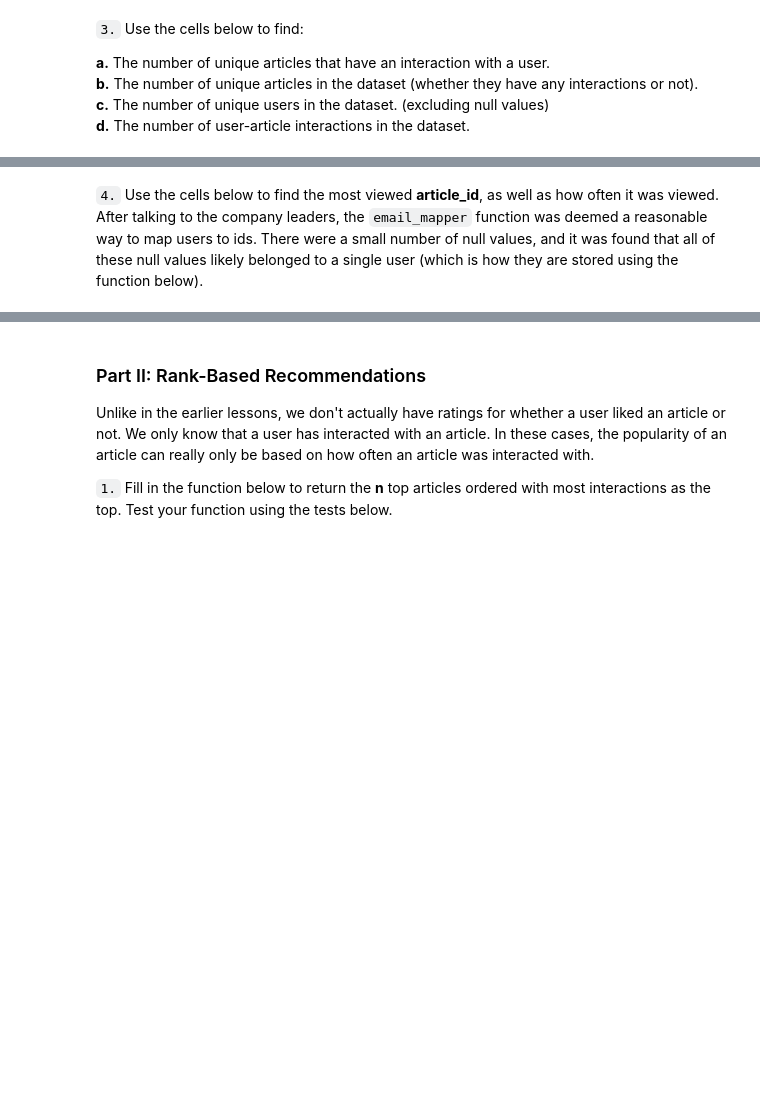
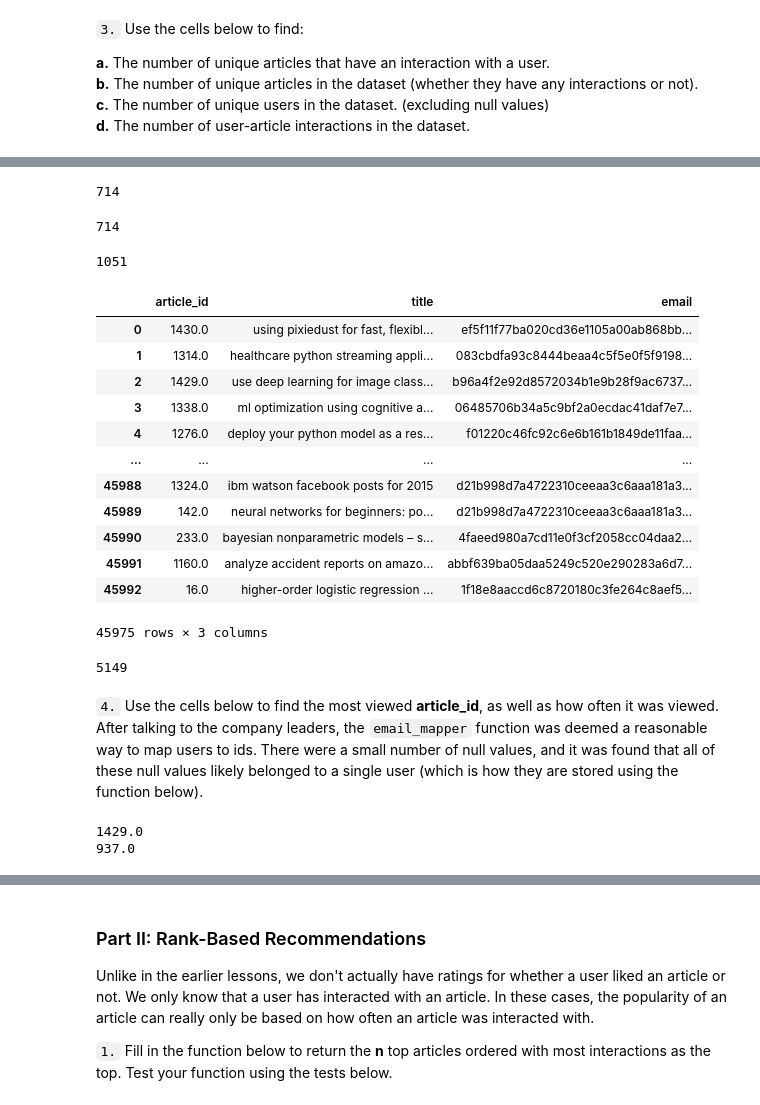
Before and after one commit to aurora-nat/ibm_recommendation_system, a Jupyter notebook: Recommendations_with_IBM.ipynb, the cells around one changed output, grey strips where cells are left out. Drawn from its saved outputs; the diff is of its cells as text; code cells hidden in the pictures; blank space fills up the shorter version.

```diff
--- a/Recommendations_with_IBM.ipynb
+++ b/Recommendations_with_IBM.ipynb
@@ -72 +195,38 @@ max_views_by_user = # The maximum number of user-article interactions by any 1 u
+# %%
+#number of unique articles with at least one interaction
+len(unique_article_user)
+# %% [output]
+714
+# %%
+#unique article ids found in the user-article interaction database
+len(df['article_id'].unique())
+# %% [output]
+714
+# %%
+#unique articles on the IBM platform
+len(df_content['article_id'].unique())
+# %% [output]
+1051
+# %%
+#count of user-article interactions that are not duplicated
+df[df['article_id'].duplicated(keep=False)]
+# %% [output]
+|  | article_id | title | email |
+| 0 | 1430.0 | using pixiedust for fast, flexibl... | ef5f11f77ba020cd36e1105a00ab868bb... |
+| 1 | 1314.0 | healthcare python streaming appli... | 083cbdfa93c8444beaa4c5f5e0f5f9198... |
+| 2 | 1429.0 | use deep learning for image class... | b96a4f2e92d8572034b1e9b28f9ac6737... |
+| 3 | 1338.0 | ml optimization using cognitive a... | 06485706b34a5c9bf2a0ecdac41daf7e7... |
+| 4 | 1276.0 | deploy your python model as a res... | f01220c46fc92c6e6b161b1849de11faa... |
+| ... | ... | ... | ... |
+| 45988 | 1324.0 | ibm watson facebook posts for 2015 | d21b998d7a4722310ceeaa3c6aaa181a3... |
+| 45989 | 142.0 | neural networks for beginners: po... | d21b998d7a4722310ceeaa3c6aaa181a3... |
+| 45990 | 233.0 | bayesian nonparametric models – s... | 4faeed980a7cd11e0f3cf2058cc04daa2... |
+| 45991 | 1160.0 | analyze accident reports on amazo... | abbf639ba05daa5249c520e290283a6d7... |
+| 45992 | 16.0 | higher-order logistic regression ... | 1f18e8aaccd6c8720180c3fe264c8aef5... |
+45975 rows × 3 columns
+# %%
+#number of unique users
+len(df['email'].unique())
+# %% [output]
+5149
 # %%
@@ -77,3 +237,11 @@ user_article_interactions = # The number of user-article interactions
 # %% [markdown]
 `4.` Use the cells below to find the most viewed **article_id**, as well as how often it was viewed.  After talking to the company leaders, the `email_mapper` function was deemed a reasonable way to map users to ids.  There were a small number of null values, and it was found that all of these null values likely belonged to a single user (which is how they are stored using the function below).
+# %%
+article_num= df['article_id'].value_counts().reset_index().head(1).iloc[0][0]
+print(article_num)
+count = df['article_id'].value_counts().reset_index().head(1).iloc[0][1]
+print(count)
+# %% [output]
+1429.0
+937.0
 # %%
```
Also changed, not shown: parts of 24 cells of this notebook.
